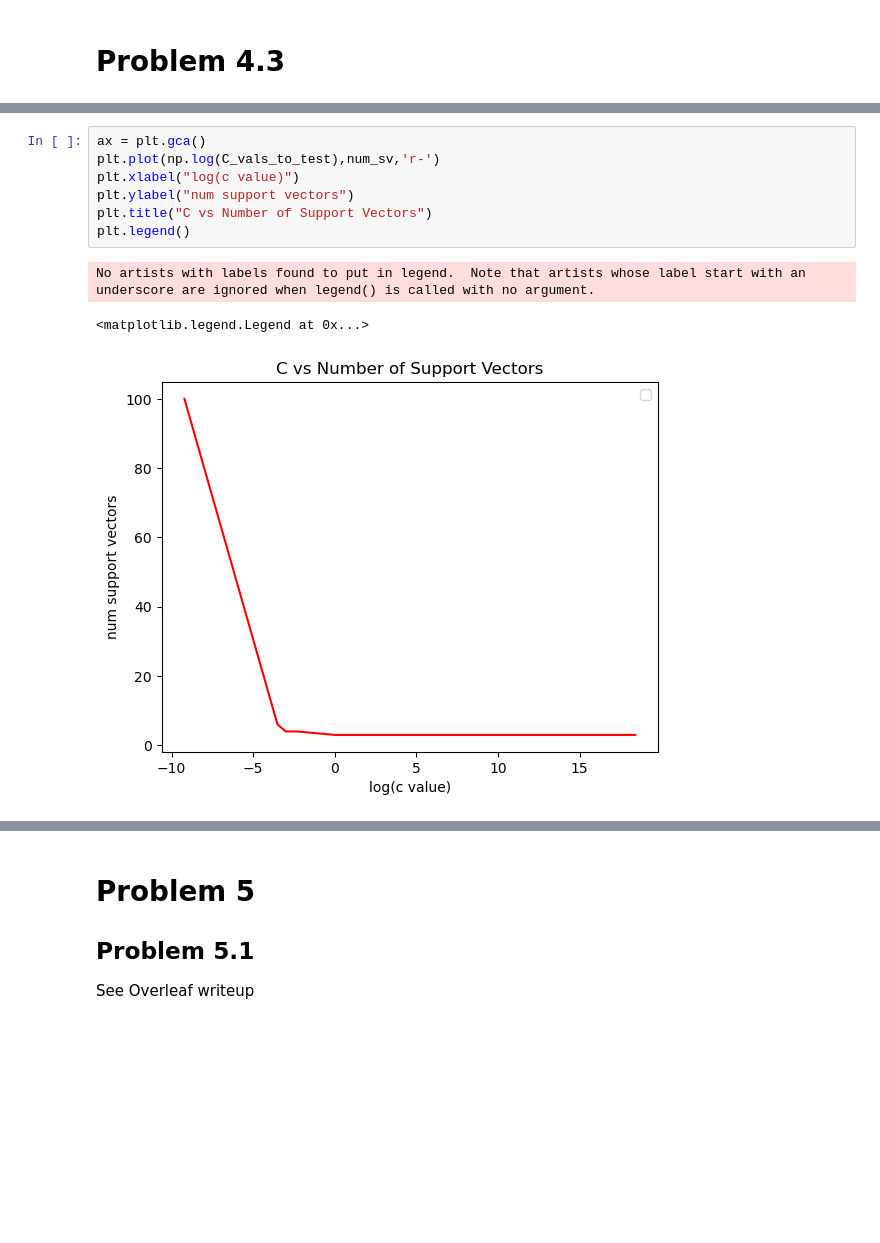
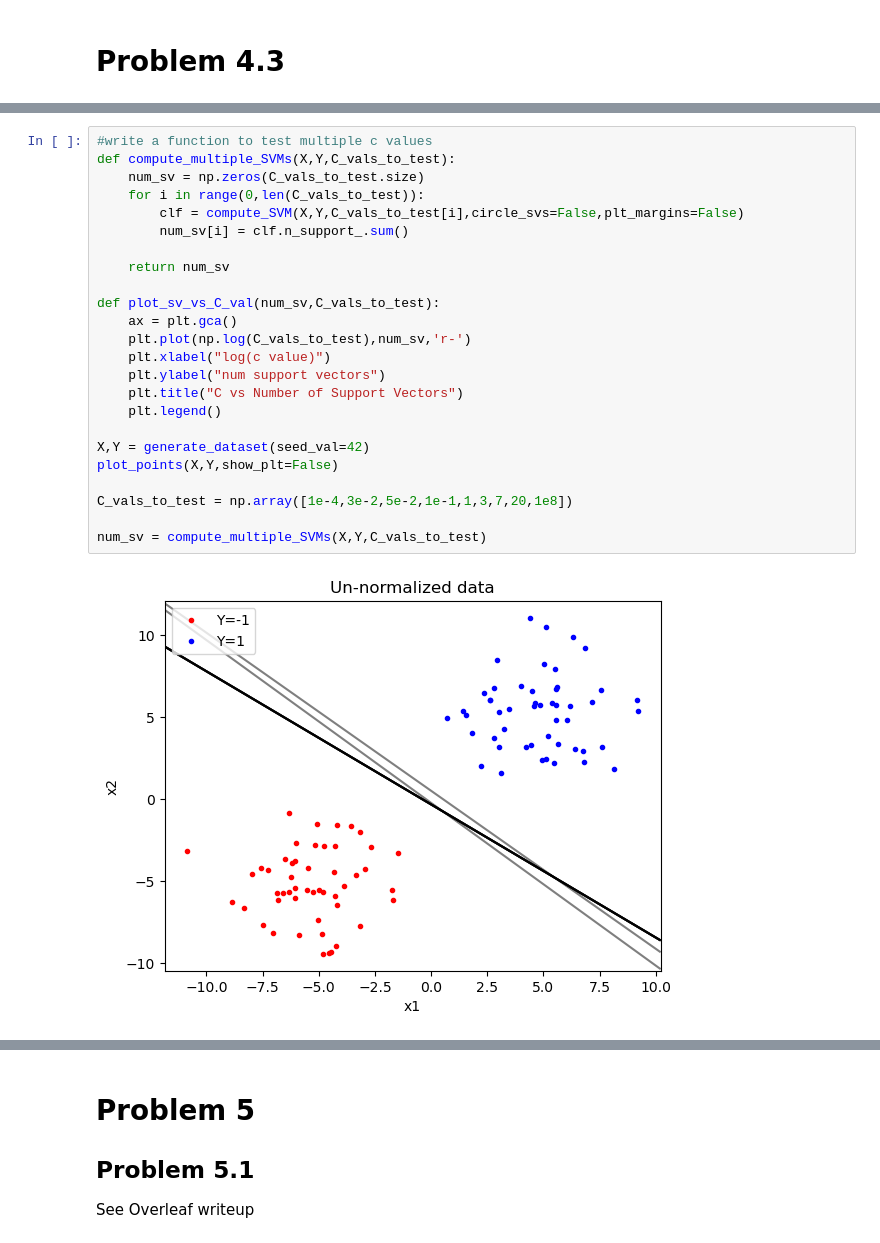
Before and after one commit to davidmhunt/coursework, a Jupyter notebook: COMPSCI 671_Theory and Algs ML/Homework/HW 2/HW_2.ipynb, the cells around one changed output, grey strips where cells are left out. Drawn from its saved outputs; the diff is of its cells as text; blank space fills up the shorter version.

```diff
--- a/COMPSCI 671_Theory and Algs ML/Homework/HW 2/HW_2.ipynb
+++ b/COMPSCI 671_Theory and Algs ML/Homework/HW 2/HW_2.ipynb
@@ -109,11 +141,26 @@ for i in range(0,C_vals_to_test.size):
-# %%
-ax = plt.gca()
-plt.plot(np.log(C_vals_to_test),num_sv,'r-')
-plt.xlabel("log(c value)")
-plt.ylabel("num support vectors")
-plt.title("C vs Number of Support Vectors")
-plt.legend()
-# %% [output]
-No artists with labels found to put in legend.  Note that artists whose label start with an underscore are ignored when legend() is called with no argument.
-<matplotlib.legend.Legend at 0x...>
-[figure, removed]
+# %%
+#write a function to test multiple c values
+def compute_multiple_SVMs(X,Y,C_vals_to_test):
+    num_sv = np.zeros(C_vals_to_test.size)
+    for i in range(0,len(C_vals_to_test)):
+        clf = compute_SVM(X,Y,C_vals_to_test[i],circle_svs=False,plt_margins=False)
+        num_sv[i] = clf.n_support_.sum()
+
+    return num_sv
+
+def plot_sv_vs_C_val(num_sv,C_vals_to_test):
+    ax = plt.gca()
+    plt.plot(np.log(C_vals_to_test),num_sv,'r-')
+    plt.xlabel("log(c value)")
+    plt.ylabel("num support vectors")
+    plt.title("C vs Number of Support Vectors")
+    plt.legend()
+
+X,Y = generate_dataset(seed_val=42)
+plot_points(X,Y,show_plt=False)
+
+C_vals_to_test = np.array([1e-4,3e-2,5e-2,1e-1,1,3,7,20,1e8])
+
+num_sv = compute_multiple_SVMs(X,Y,C_vals_to_test)
+# %% [output]
+[figure, added]
```
Also changed, not shown: parts of 20 cells of this notebook.
